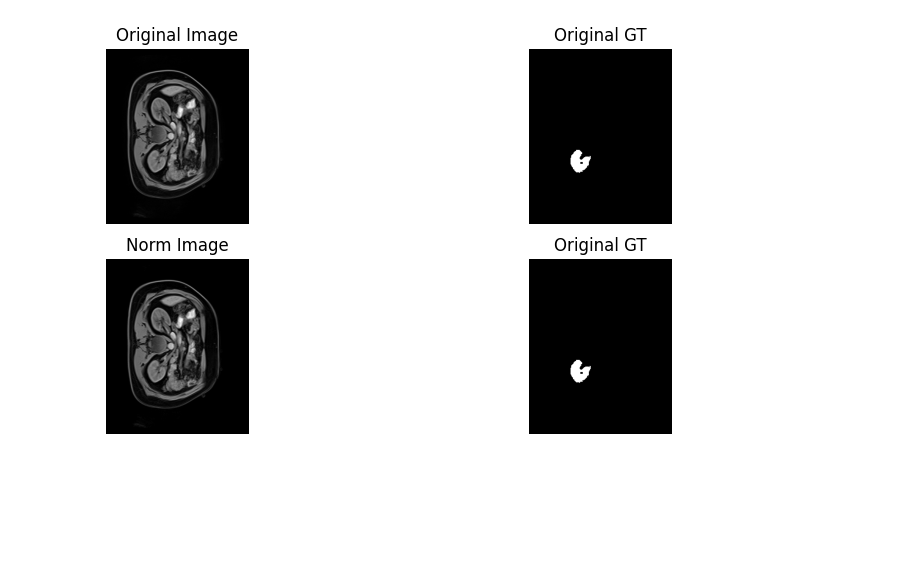
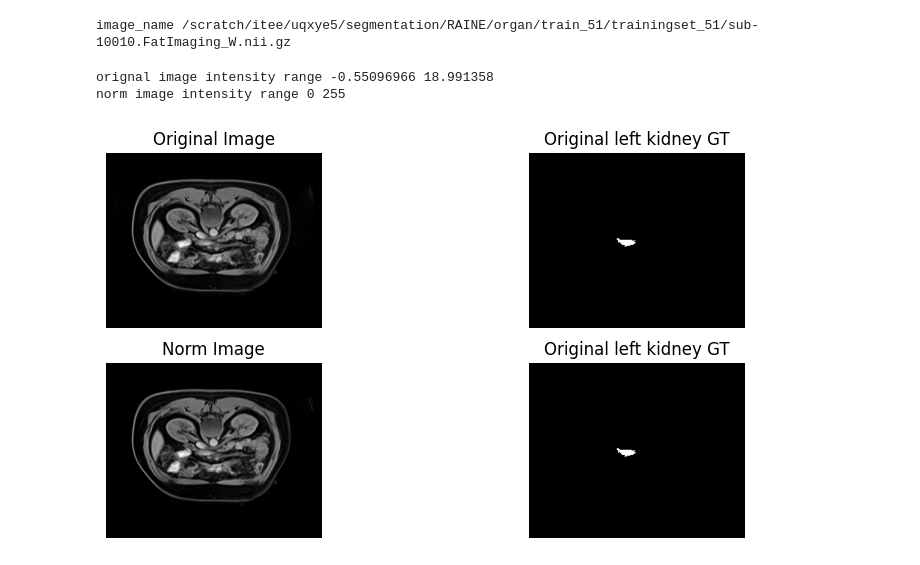
Before and after one commit to yexincheng/ALMRI, a Jupyter notebook: prepare_dataset.ipynb, the cells around one changed output. Cells and saved outputs as stored; diff of their text form; code cells hidden in the pictures; blank space fills up the shorter version.

```diff
--- a/prepare_dataset.ipynb
+++ b/prepare_dataset.ipynb
@@ -98,13 +46,0 @@ def sam_preprocess(img, model, device):
-# %%
-for n in train_names:
-    image_nii = nib.load(os.path.join(path.RAINE_ORGAN_IMAGES_51, n))
-    image_array = image_nii.get_fdata()
-    gt_nii = nib.load(os.path.join(path.RAINE_ORGAN_MANUAL_GTS_51, n))
-    gt_array = gt_nii.get_fdata()
-    gt_array = np.uint8(gt_array==label_id)
-    # min-max normalization
-    image_norm = min_max_norm_3dimg(image_array)
-    # resize image and gt
-    # image_resized, gt_resized = resize_2dslice(image_norm, gt_array, image_size)
-    # save image and gt
-    break
@@ -111,21 +100,41 @@ for n in train_names:
+# %%
+for name in train_names:
+    img_path = os.path.join(path.RAINE_ORGAN_IMAGES_51, name)
+    print('image_name', img_path)
+    gt_path = os.path.join(path.RAINE_ORGAN_MANUAL_GTS_51, name)
+    # load image and gt
+    img = sitk.ReadImage(img_path)
+    img_array = sitk.GetArrayFromImage(img)
+    gt = sitk.ReadImage(gt_path)
+    gt_array = sitk.GetArrayFromImage(gt)
+    gt_array = np.uint8(gt_array==label_id)
+    # norlize image
+    img_norm = min_max_norm_3dimg(img_array)
+    break
+# %% [output]
+image_name /scratch/itee/uqxye5/segmentation/RAINE/organ/train_51/trainingset_51/sub-10010.FatImaging_W.nii.gz
 # %%
-z_index = image_array.shape[2] // 2
+z_index = img_array.shape[0] // 2
 fig, ax = plt.subplots(2, 2, figsize=(10, 5))
-ax[0,0].imshow(image_array[:, :, z_index], cmap='gray')
+ax[0,0].imshow(img_array[z_index, :, :], cmap='gray')
 ax[0,0].set_title('Original Image')
 ax[0,0].axis('off')
-ax[0,1].imshow(gt_array[:, :, z_index], cmap='gray')
-ax[0,1].set_title('Original GT')
+ax[0,1].imshow(gt_array[z_index, :, :], cmap='gray')
+ax[0,1].set_title('Original left kidney GT')
 ax[0,1].axis('off')
+print('orignal image intensity range', img_array.min(), img_array.max())
 
-z_index_resized = image_norm.shape[-1] // 2
-ax[1,0].imshow(image_norm[:, :, z_index_resized], cmap='gray')
+z_index_resized = img_norm.shape[0] // 2
+ax[1,0].imshow(img_norm[z_index_resized, :, :], cmap='gray')
 ax[1,0].set_title('Norm Image')
 ax[1,0].axis('off')
-ax[1,1].imshow(gt_array[:, :, z_index_resized], cmap='gray')
-ax[1,1].set_title('Original GT')
+ax[1,1].imshow(gt_array[z_index_resized, :, :], cmap='gray')
+ax[1,1].set_title('Original left kidney GT')
 ax[1,1].axis('off')
+print('norm image intensity range', img_norm.min(), img_norm.max())
 
 plt.show()
 # %% [output]
+orignal image intensity range -0.55096966 18.991358
+norm image intensity range 0 255
-[figure, old version]
+[figure, new version]
```
Also changed, not shown: parts of 7 cells of this notebook, 2 other files.
